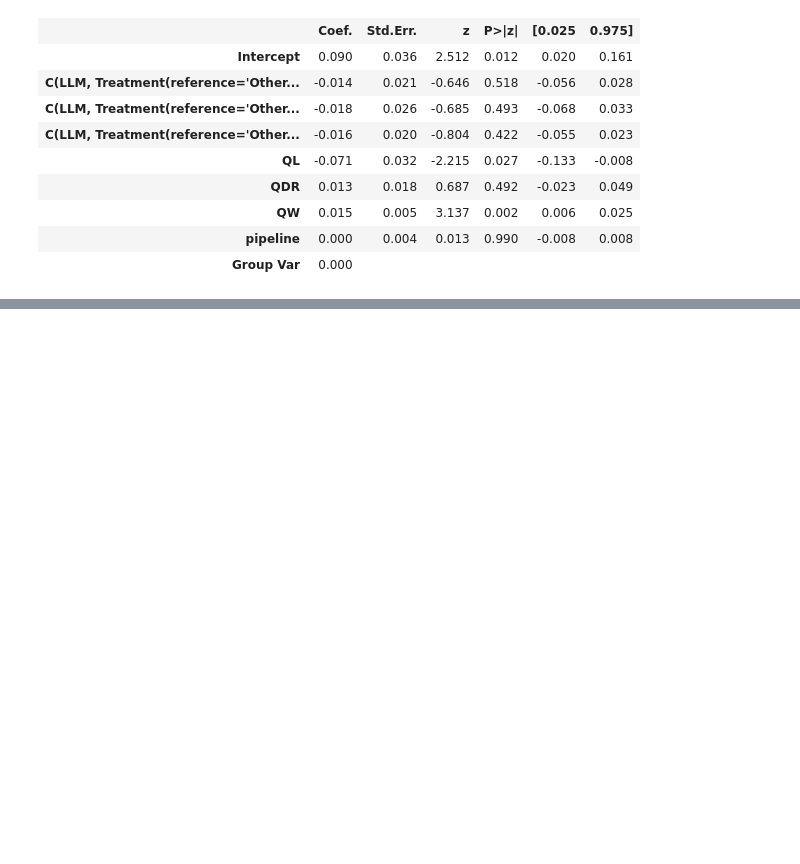
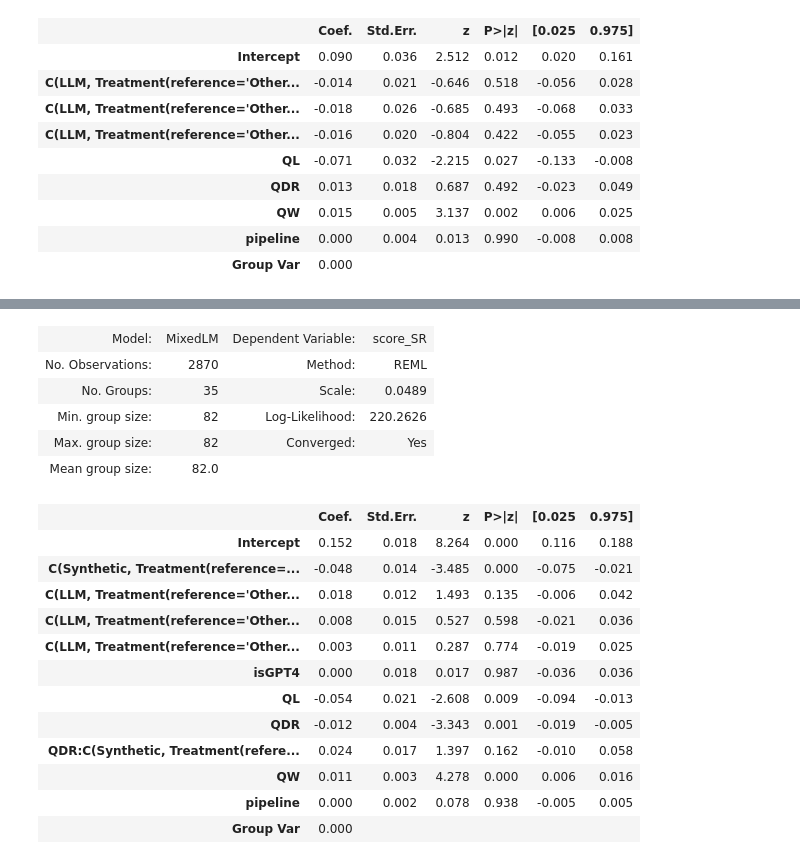
Before and after one commit to rahmanidashti/BiasSyntheticData, a Jupyter notebook: 1-mixed-effect-analysis.ipynb, the cells around one changed output, grey strips where cells are left out. Saved outputs shown, nothing was run; the diff lists cells and outputs as text; code cells hidden in the pictures; blank space fills up the shorter version.

```diff
--- a/1-mixed-effect-analysis.ipynb
+++ b/1-mixed-effect-analysis.ipynb
@@ -348,0 +389,26 @@ result.summary()
+# %%
+mixed_model_1 = "score_SR ~ isGPT4 + QL + QDR*C(Synthetic, Treatment(reference=0)) + QW + C(LLM, Treatment(reference='Other')) + pipeline"
+# %%
+model = sm.MixedLM.from_formula(mixed_model_1, results_diff, groups=results_diff["run_id"])
+result = model.fit()
+result.summary()
+# %% [output]
+| Model: | MixedLM | Dependent Variable: | score_SR |
+| No. Observations: | 2870 | Method: | REML |
+| No. Groups: | 35 | Scale: | 0.0489 |
+| Min. group size: | 82 | Log-Likelihood: | 220.2626 |
+| Max. group size: | 82 | Converged: | Yes |
+| Mean group size: | 82.0 |  |  |
+|  | Coef. | Std.Err. | z | P>|z| | [0.025 | 0.975] |
+| Intercept | 0.152 | 0.018 | 8.264 | 0.000 | 0.116 | 0.188 |
+| C(Synthetic, Treatment(reference=... | -0.048 | 0.014 | -3.485 | 0.000 | -0.075 | -0.021 |
+| C(LLM, Treatment(reference='Other... | 0.018 | 0.012 | 1.493 | 0.135 | -0.006 | 0.042 |
+| C(LLM, Treatment(reference='Other... | 0.008 | 0.015 | 0.527 | 0.598 | -0.021 | 0.036 |
+| C(LLM, Treatment(reference='Other... | 0.003 | 0.011 | 0.287 | 0.774 | -0.019 | 0.025 |
+| isGPT4 | 0.000 | 0.018 | 0.017 | 0.987 | -0.036 | 0.036 |
+| QL | -0.054 | 0.021 | -2.608 | 0.009 | -0.094 | -0.013 |
+| QDR | -0.012 | 0.004 | -3.343 | 0.001 | -0.019 | -0.005 |
+| QDR:C(Synthetic, Treatment(refere... | 0.024 | 0.017 | 1.397 | 0.162 | -0.010 | 0.058 |
+| QW | 0.011 | 0.003 | 4.278 | 0.000 | 0.006 | 0.016 |
+| pipeline | 0.000 | 0.002 | 0.078 | 0.938 | -0.005 | 0.005 |
+| Group Var | 0.000 |  |  |  |  |  |
```
Also changed, not shown: parts of 10 cells of this notebook, 1 other file.
